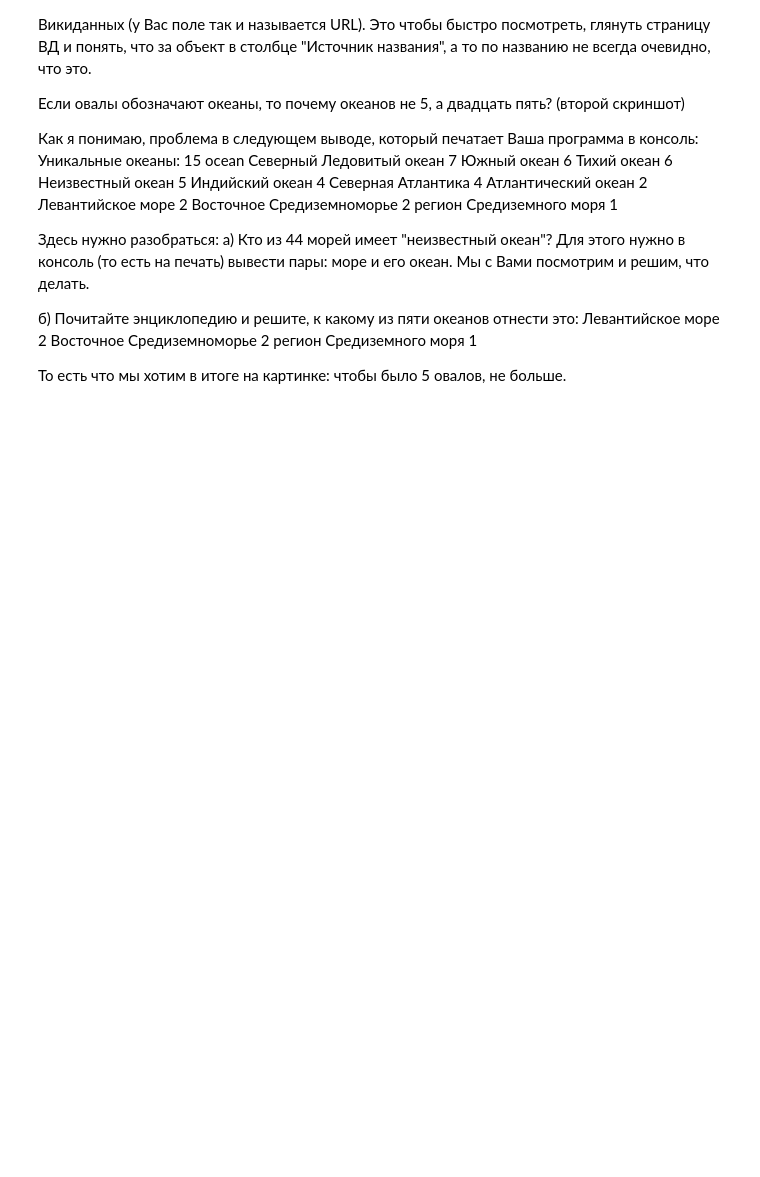
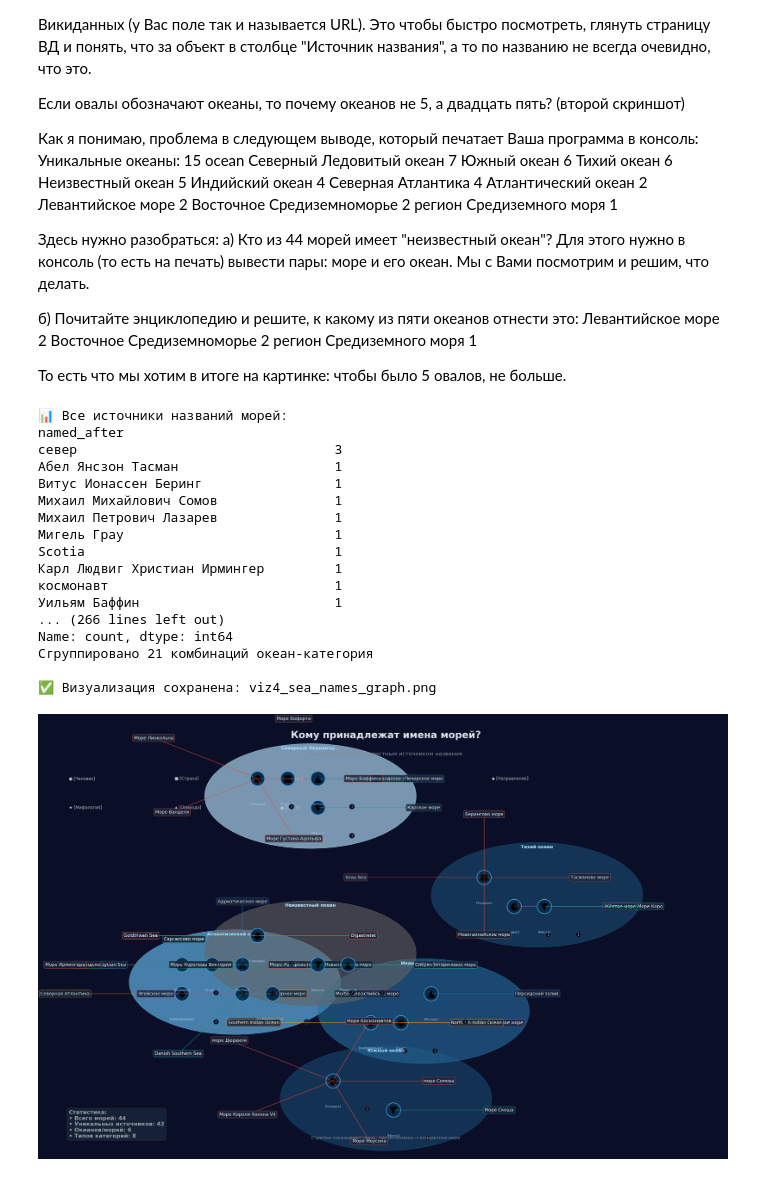
Before and after one commit to Prashkov1ch/python-ai-Prashkovich-Anna, a Jupyter notebook: viz4_sea_names_layout.ipynb, the cells around one changed output. Drawn from its saved outputs; the diff is of its cells as text; code cells hidden in the pictures; blank space fills up the shorter version.

```diff
--- a/viz4_sea_names_layout.ipynb
+++ b/viz4_sea_names_layout.ipynb
@@ -1100,34 +1138,52 @@ for _, row in grouped.iterrows():
                    arrowprops=dict(arrowstyle='->', color=arrow_color, lw=1.5, alpha=0.8))
 
         # Подпись моря
         ax.text(sea_x, sea_y, sea_name, fontsize=13, color='#ecf0f1',
                ha='center', va='center',
                bbox=dict(boxstyle='round,pad=0.3', facecolor='#1a253a',
                         edgecolor=arrow_color, alpha=0.85, linewidth=1))
 
     # Счётчик
     count_text = f'{len(seas_list)}'
     ax.text(icon_x + 0.45, icon_y - 0.45, count_text, fontsize=11, color='#7f8c9a',
            ha='center', va='top',
            bbox=dict(boxstyle='circle,pad=0.2', facecolor='#0a0e27',
                     edgecolor='#34495e', linewidth=0.8))
 
 # Статистика
 stats_text = (f"Статистика:\n"
               f"• Всего морей: {len(df_named)}\n"
               f"• Уникальных источников: {df_named['named_after'].nunique()}\n"
               f"• Океанов/морей: {df_named_with_ocean['ocean'].nunique()}\n"
               f"• Типов категорий: {df_named['named_type'].nunique()}")
 
-ax.text(0.3, 0.8, stats_text, fontsize=12, color='#95a5a6',
-        va='top', ha='left',
-        bbox=dict(boxstyle='round', facecolor='#1a253a', alpha=0.8))
-
+ax.text(0.3, 0.8, stats_text, fontsize=16, color='#95a5a6',  # ← fontsize 12 → 16
+        va='top', ha='left', fontweight='bold',  # ← добавлено жирное начертание
+        bbox=dict(boxstyle='round', facecolor='#1a253a', alpha=0.8, pad=0.5))  # ← увеличен отступ
 # Подпись внизу
 ax.text(4.5, 0.3, 'Стрелки показывают связь: тип источника → конкретное море',
         fontsize=13, color='#7f8c9a', ha='center', style='italic')
 
 plt.tight_layout()
 plt.savefig('viz4_sea_names_graph.png', dpi=150, bbox_inches='tight', facecolor=fig.get_facecolor())
 print("\n✅ Визуализация сохранена: viz4_sea_names_graph.png")
 plt.show()
+# %% [output]
+📊 Все источники названий морей:
+named_after
+север                                 3
+Абел Янсзон Тасман                    1
+Витус Ионассен Беринг                 1
+Михаил Михайлович Сомов               1
+Михаил Петрович Лазарев               1
+Мигель Грау                           1
+Scotia                                1
+Карл Людвиг Христиан Ирмингер         1
+космонавт                             1
+Уильям Баффин                         1
+... (266 lines left out)
+Name: count, dtype: int64
+Сгруппировано 21 комбинаций океан-категория
+
+✅ Визуализация сохранена: viz4_sea_names_graph.png
+[figure, added]
```
Also changed, not shown: parts of 3 cells of this notebook.
